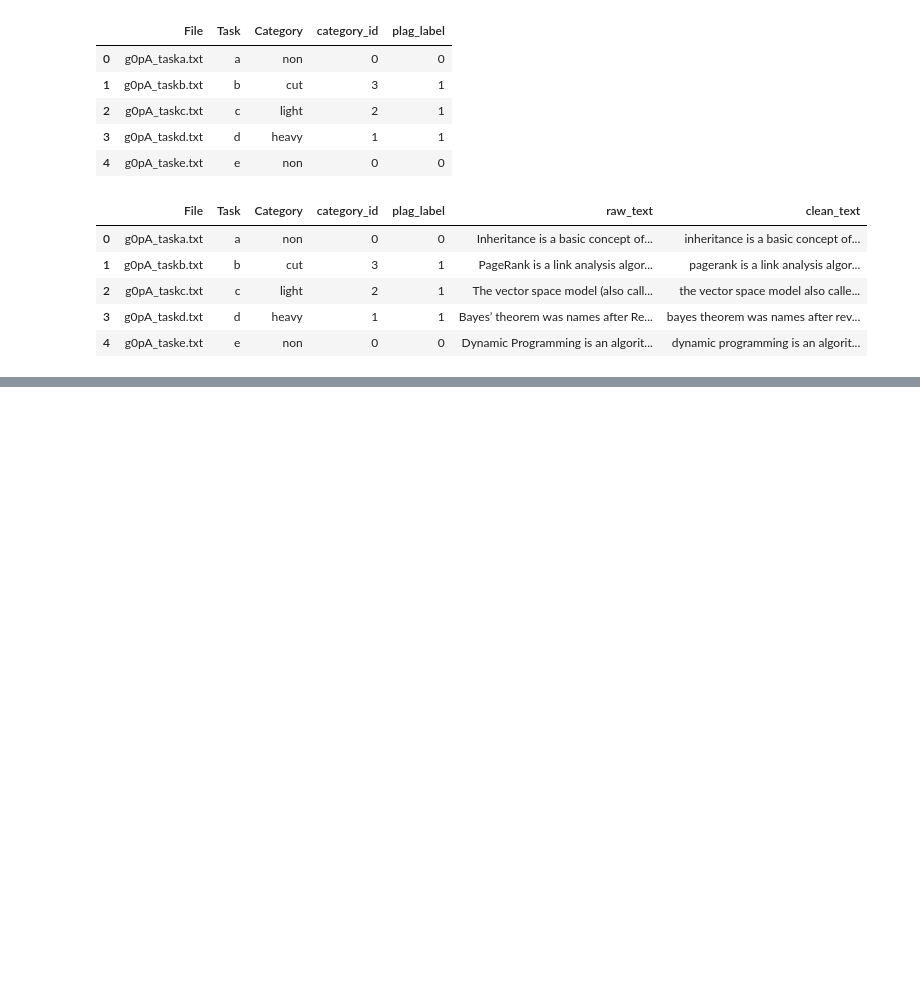
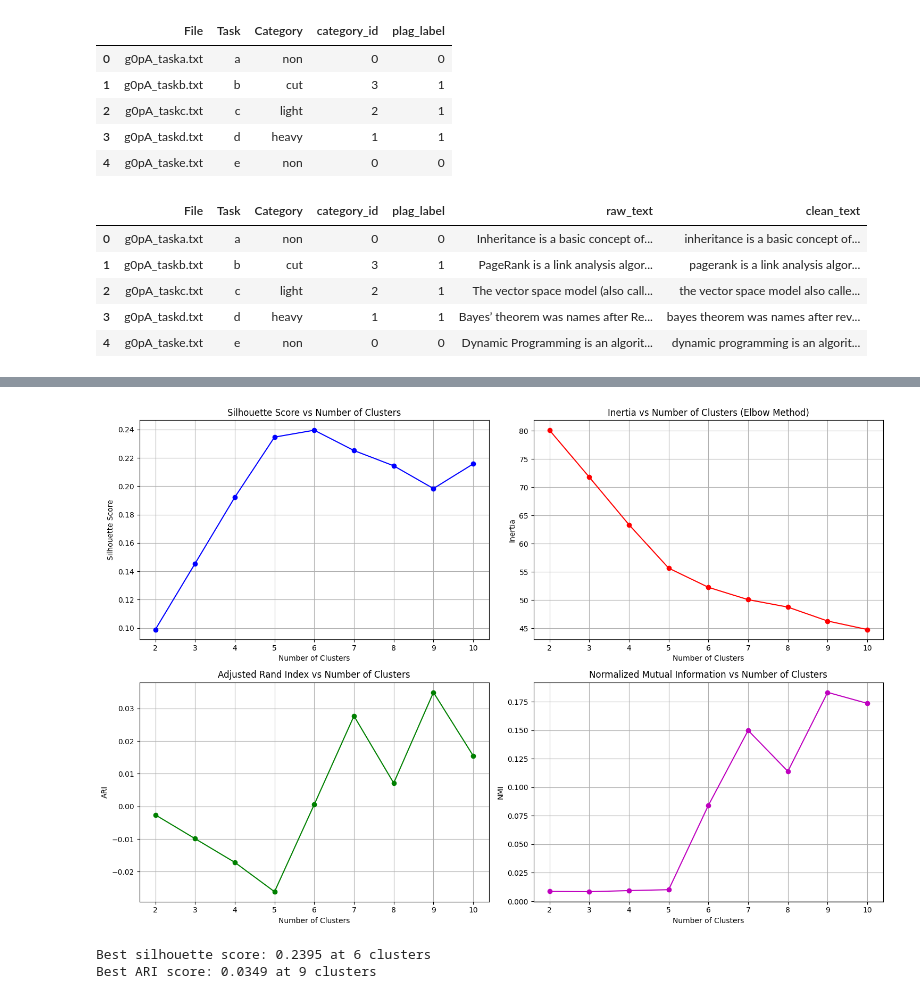
Before and after one commit to SnehilSinha/Computational-Tools-for-Data-Science-Group-27, a Jupyter notebook: Plagiarism Detection/PreProcess.ipynb, the cells around one changed output, grey strips where cells are left out. Drawn from its saved outputs; the diff is of its cells as text; code cells hidden in the pictures; blank space fills up the shorter version.

Commit message:
did stuff with clustering

```diff
--- a/Plagiarism Detection/PreProcess.ipynb
+++ b/Plagiarism Detection/PreProcess.ipynb
@@ -86,0 +139,20 @@ summary_data.head()
+# %%
+# Limit features to avoid overfitting
+# Include unigrams and bigrams
+# Ignore terms appearing in less than 2 documents and more than 80% of documents
+vectorizer = TfidfVectorizer(
+    max_features=1000,
+    stop_words='english',
+    ngram_range=(1, 2),
+    min_df=2,
+    max_df=0.8
+)
+
+# Fit and transform the cleaned text
+tfidf_matrix = vectorizer.fit_transform(df['clean_text'])
+print(f"TF-IDF matrix shape: {tfidf_matrix.shape}")
+
+# Convert to dense array for easier manipulation
+tfidf_dense = tfidf_matrix.toarray()
+feature_names = vectorizer.get_feature_names_out()
+print(f"Number of features: {len(feature_names)}")
@@ -86,0 +228,44 @@ summary_data.head()
+# %%
+# Plot clustering evaluation metrics
+fig, axes = plt.subplots(2, 2, figsize=(15, 10))
+
+# Silhouette Score
+axes[0, 0].plot(results_df['n_clusters'], results_df['silhouette_score'], 'bo-')
+axes[0, 0].set_title('Silhouette Score vs Number of Clusters')
+axes[0, 0].set_xlabel('Number of Clusters')
+axes[0, 0].set_ylabel('Silhouette Score')
+axes[0, 0].grid(True)
+
+# Inertia (Elbow Method)
+axes[0, 1].plot(results_df['n_clusters'], results_df['inertia'], 'ro-')
+axes[0, 1].set_title('Inertia vs Number of Clusters (Elbow Method)')
+axes[0, 1].set_xlabel('Number of Clusters')
+axes[0, 1].set_ylabel('Inertia')
+axes[0, 1].grid(True)
+
+# Adjusted Rand Index
+axes[1, 0].plot(results_df['n_clusters'], results_df['ari'], 'go-')
+axes[1, 0].set_title('Adjusted Rand Index vs Number of Clusters')
+axes[1, 0].set_xlabel('Number of Clusters')
+axes[1, 0].set_ylabel('ARI')
+axes[1, 0].grid(True)
+
+# Normalized Mutual Information
+axes[1, 1].plot(results_df['n_clusters'], results_df['nmi'], 'mo-')
+axes[1, 1].set_title('Normalized Mutual Information vs Number of Clusters')
+axes[1, 1].set_xlabel('Number of Clusters')
+axes[1, 1].set_ylabel('NMI')
+axes[1, 1].grid(True)
+
+plt.tight_layout()
+plt.show()
+
+# Find optimal number of clusters
+best_silhouette_idx = results_df['silhouette_score'].idxmax()
+best_ari_idx = results_df['ari'].idxmax()
+print(f"\nBest silhouette score: {results_df.loc[best_silhouette_idx, 'silhouette_score']:.4f} at {results_df.loc[best_silhouette_idx, 'n_clusters']} clusters")
+print(f"Best ARI score: {results_df.loc[best_ari_idx, 'ari']:.4f} at {results_df.loc[best_ari_idx, 'n_clusters']} clusters")
+# %% [output]
+[figure, added]
+Best silhouette score: 0.2395 at 6 clusters
+Best ARI score: 0.0349 at 9 clusters
```
Also changed, not shown: parts of 32 cells of this notebook, 5 other files.
